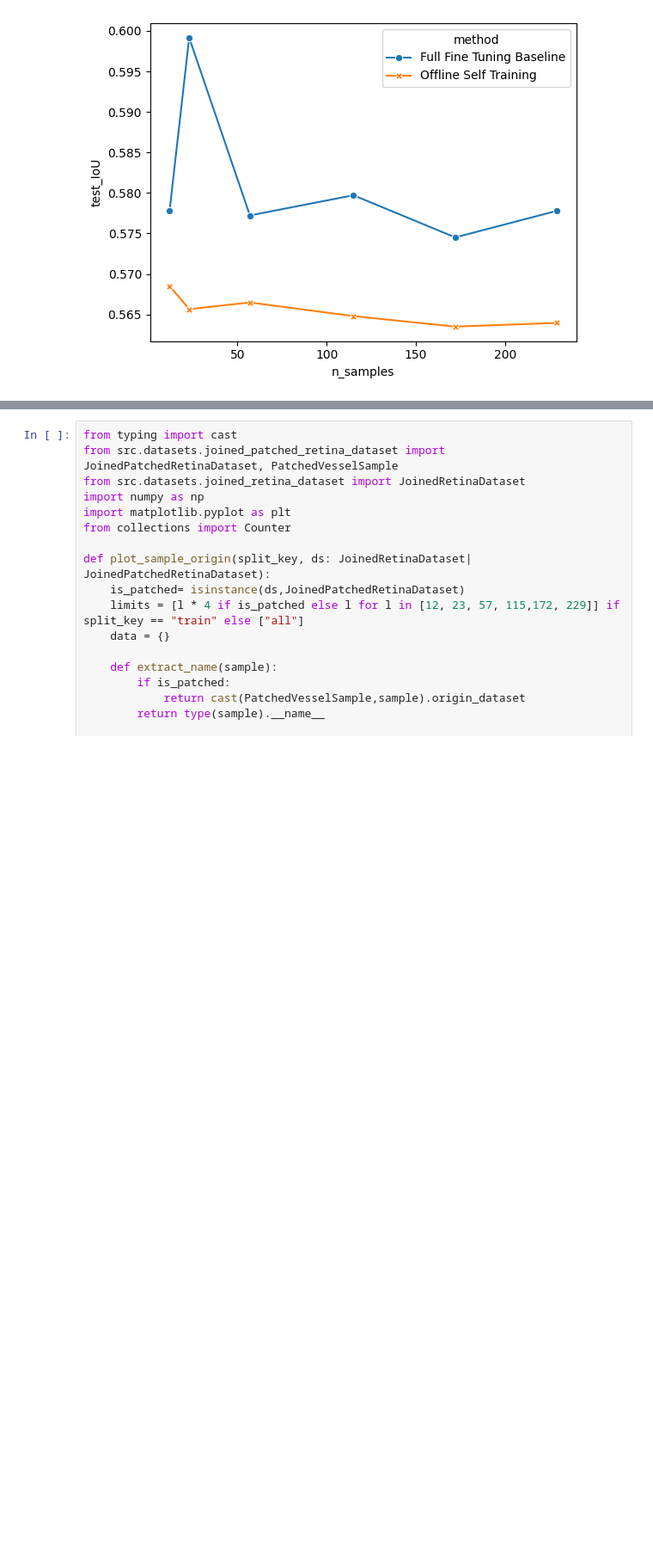
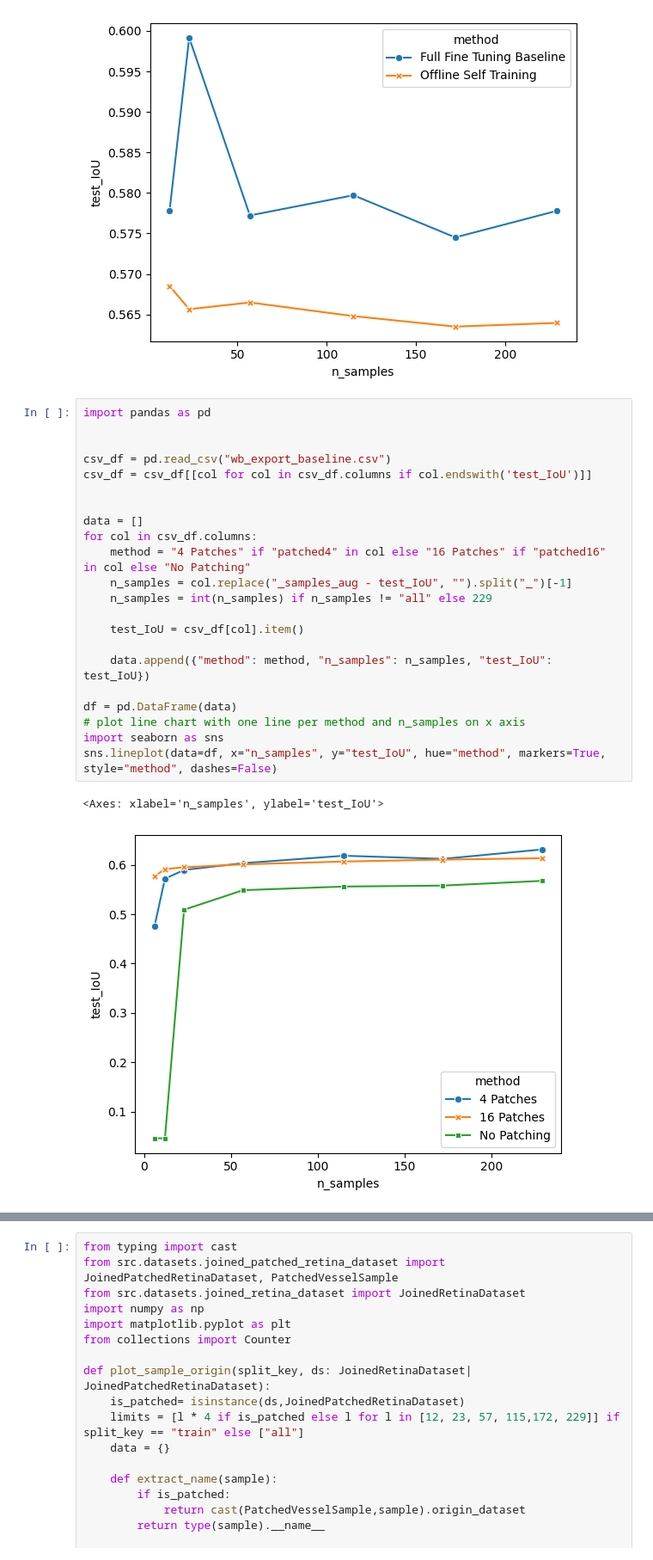
Before and after one commit to speydril/mp-lippert-experiments, a Jupyter notebook: src/wild-west/analysis.ipynb, the cells around one changed output, grey strips where cells are left out. Shown at 86% size. Saved outputs shown, nothing was run; the diff lists cells and outputs as text; blank space fills up the shorter version.

```diff
--- a/src/wild-west/analysis.ipynb
+++ b/src/wild-west/analysis.ipynb
@@ -346,3 +346,28 @@ sns.lineplot(data=df, x="n_samples", y="test_IoU", hue="method", markers=True, s
 # %% [output]
 <Axes: xlabel='n_samples', ylabel='test_IoU'>
 [figure]
+# %%
+import pandas as pd
+
+
+csv_df = pd.read_csv("wb_export_baseline.csv")
+csv_df = csv_df[[col for col in csv_df.columns if col.endswith('test_IoU')]]
+
+
+data = []
+for col in csv_df.columns:
+    method = "4 Patches" if "patched4" in col else "16 Patches" if "patched16" in col else "No Patching"
+    n_samples = col.replace("_samples_aug - test_IoU", "").split("_")[-1]
+    n_samples = int(n_samples) if n_samples != "all" else 229
+
+    test_IoU = csv_df[col].item()
+
+    data.append({"method": method, "n_samples": n_samples, "test_IoU": test_IoU})
+
+df = pd.DataFrame(data)
+# plot line chart with one line per method and n_samples on x axis
+import seaborn as sns
+sns.lineplot(data=df, x="n_samples", y="test_IoU", hue="method", markers=True, style="method", dashes=False)
+# %% [output]
+<Axes: xlabel='n_samples', ylabel='test_IoU'>
+[figure, added]
```
Also changed, not shown: parts of 5 cells of this notebook, 2 other files.
